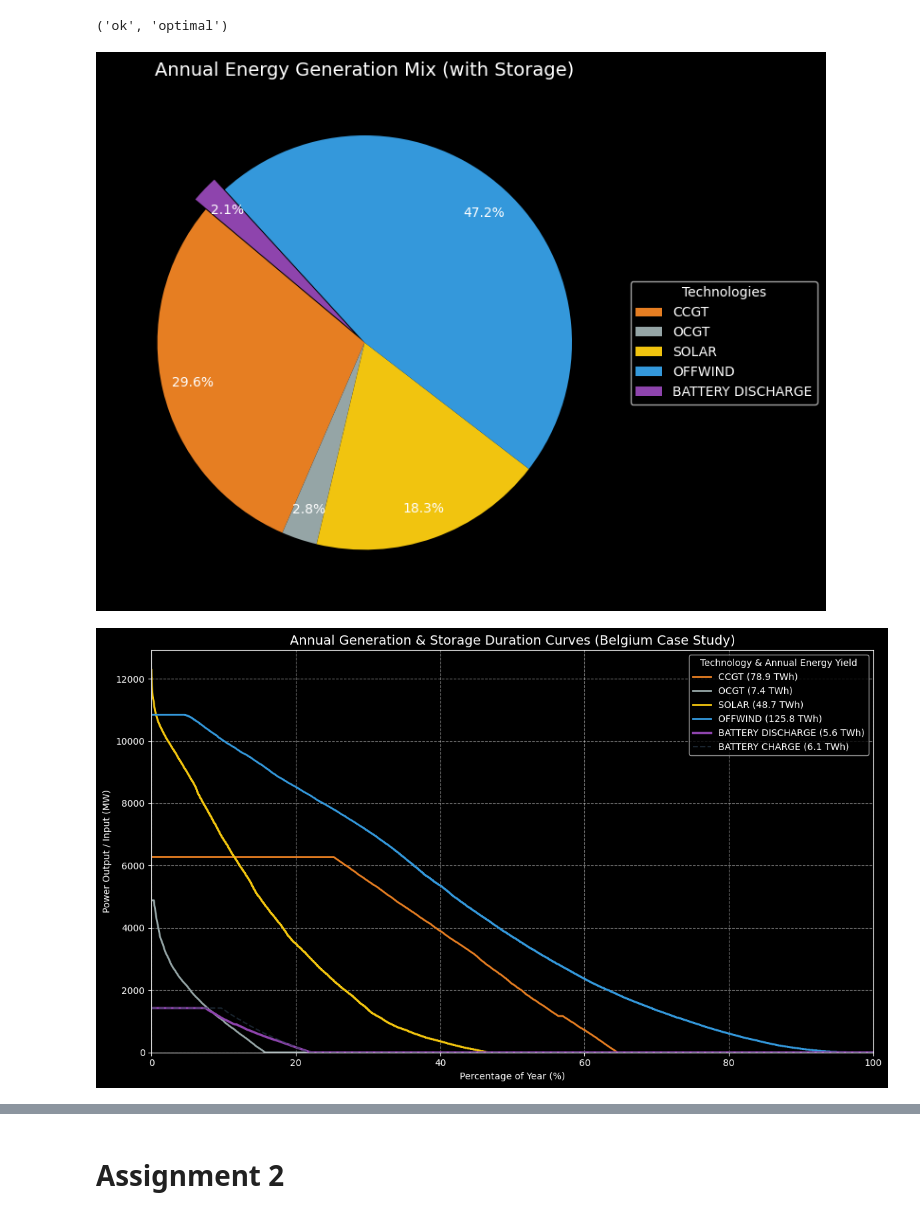
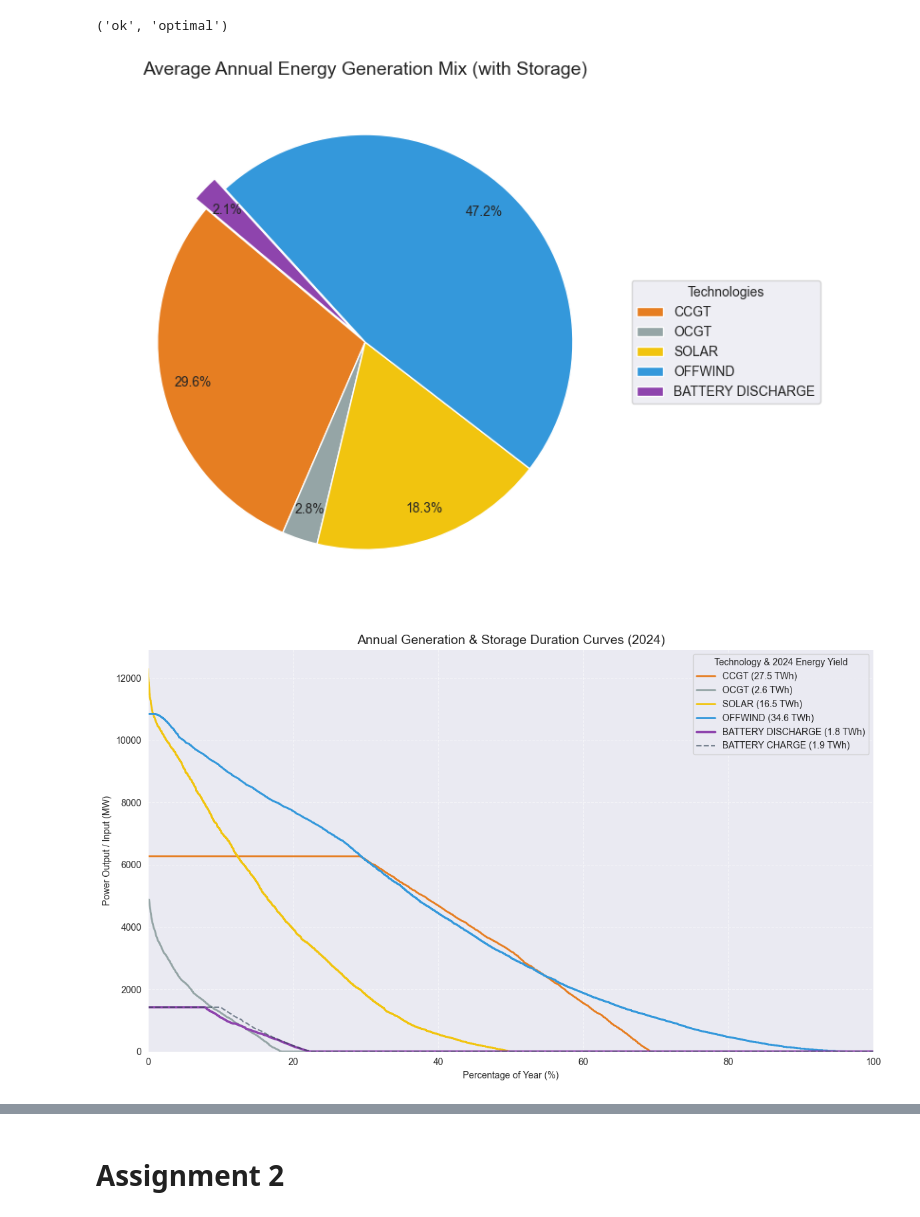
Before and after one commit to lc253264/Integrated-Energy-Grids-Group-29, a Jupyter notebook: Belgium_model_task_abcf.ipynb, the cells around one changed output, grey strips where cells are left out. Drawn from its saved outputs; the diff is of its cells as text; code cells hidden in the pictures.

```diff
--- a/Belgium_model_task_abcf.ipynb
+++ b/Belgium_model_task_abcf.ipynb
@@ -917,38 +857,36 @@ m.solve(solver_name='highs')
 # %% [output]
 ('ok', 'optimal')
 # %%
-# 1. Extract total annual generation for standard technologies
-# Sum across the time dimension and convert to a pandas series
-total_gen = m.solution.gen.sum('time').to_series()
+# 1. Extract AVERAGE annual generation for standard technologies
+annual_gen = m.solution.gen.groupby('time.year').sum().mean('year').to_series()
 
-# 2. Extract and add total annual battery discharge
-# We only add discharge here because it contributes to meeting the demand
-total_discharge = m.solution.discharge.sum().item()
-if total_discharge > 0:
-    total_gen['Battery Discharge'] = total_discharge
+# 2. Extract and add AVERAGE annual battery discharge
+annual_discharge = m.solution.discharge.groupby('time.year').sum().mean('year').item()
+
+if annual_discharge > 0:
+    annual_gen['Battery Discharge'] = annual_discharge
 
 # 3. Filter out technologies with zero production
-total_gen_filtered = total_gen[total_gen > 0]
+annual_gen_filtered = annual_gen[annual_gen > 0]
 
 # 4. Define colors for the plot
-# Ensure 'Battery Discharge' is in your color dictionary
 colors['Battery Discharge'] = '#8e44ad' # Purple for Battery
-plot_colors = [colors.get(tech, '#bdc3c7') for tech in total_gen_filtered.index]
+plot_colors = [colors.get(tech, '#bdc3c7') for tech in annual_gen_filtered.index]
 
 # 5. Plotting the Pie Chart
 fig, ax = plt.subplots(figsize=(10, 6))
 
-# Prepare labels (clean up underscores and uppercase)
-labels = [tech.replace('_', ' ').upper() for tech in total_gen_filtered.index]
+# Prepare labels
+labels = [tech.replace('_', ' ').upper() for tech in annual_gen_filtered.index]
 
 # Plot Pie
 wedges, texts, autotexts = ax.pie(
-    total_gen_filtered,
+    annual_gen_filtered,
     autopct='%1.1f%%',
     startangle=140,
     colors=plot_colors,
     pctdistance=0.85,
-    explode=[0.07 if 'Battery' in tech else 0 for tech in total_gen_filtered.index]
+    explode=[0.07 if 'Battery' in tech else 0 for tech in annual_gen_filtered.index]
 )
 
 # Add legend to the side
@@ -960,59 +898,58 @@ ax.legend(
     bbox_to_anchor=(1, 0, 0.5, 1)
 )
 
-ax.set_title('Annual Energy Generation Mix (with Storage)', fontsize=14)
+ax.set_title('Average Annual Energy Generation Mix (with Storage)', fontsize=14)
 plt.tight_layout()
 plt.show()
 # %% [output]
-[figure, old version]
+[figure, new version]
 # %%
 import matplotlib.pyplot as plt
+import numpy as np
 
-# Extracting results for the specific period (Example: Annual)
-gen_results = m.solution.gen.to_pandas().T
-gen_results['Battery Discharge'] = m.solution.discharge.to_series()
-gen_results['Battery Charge'] = m.solution.charge.to_series()
+year_to_plot = '2024'
+
+gen_year = m.solution.gen.sel(time=year_to_plot).to_pandas().T
+gen_year['Battery Discharge'] = m.solution.discharge.sel(time=year_to_plot).to_series()
+gen_year['Battery Charge'] = m.solution.charge.sel(time=year_to_plot).to_series()
 
 # Define colors for new components
 colors['Battery Discharge'] = '#8e44ad' # Purple
 colors['Battery Charge'] = '#2c3e50'    # Dark Grey/Blue
 
-# Filter active technologies
-annual_sums = gen_results.sum()
+annual_sums = gen_year.sum()
 active_techs = [t for t in annual_sums.index if annual_sums[t] > 0 and t != 'Battery Charge']
 
 fig, ax = plt.subplots(figsize=(12, 7))
 
 for tech in active_techs:
-    # Sort data descending to create a Duration Curve
-    data = gen_results[tech].sort_values(ascending=False).values
+    data = gen_year[tech].sort_values(ascending=False).values
     x_axis = np.linspace(0, 100, len(data))
 
     ax.plot(x_axis, data,
-            label=f"{tech.upper()} ({annual_sums[tech]/1e6:.1f} TWh)",
+            label=f"{tech.replace('_', ' ').upper()} ({annual_sums[tech]/1e6:.1f} TWh)",
             color=colors.get(tech, '#bdc3c7'),
             linewidth=2.5 if 'Battery' in tech else 2)
 
-# Plot Battery Charge as a dashed line for reference
 if annual_sums.get('Battery Charge', 0) > 0:
-    charge_data = gen_results['Battery Charge'].sort_values(ascending=False).values
+    charge_data = gen_year['Battery Charge'].sort_values(ascending=False).values
     ax.plot(np.linspace(0, 100, len(charge_data)), charge_data,
             label=f"BATTERY CHARGE ({annual_sums['Battery Charge']/1e6:.1f} TWh)",
             color=colors['Battery Charge'], linestyle='--', alpha=0.6)
 
 # Formatting
-ax.set_title('Annual Generation & Storage Duration Curves (Belgium Case Study)', fontsize=14)
+ax.set_title(f'Annual Generation & Storage Duration Curves ({year_to_plot})', fontsize=14)
 ax.set_ylabel('Power Output / Input (MW)')
 ax.set_xlabel('Percentage of Year (%)')
 ax.set_xlim(0, 100)
 ax.set_ylim(bottom=0)
 ax.grid(True, linestyle='--', alpha=0.5)
-ax.legend(title="Technology & Annual Energy Yield", loc='upper right')
+ax.legend(title=f"Technology & {year_to_plot} Energy Yield", loc='upper right')
 
 plt.tight_layout()
 plt.show()
 # %% [output]
-[figure, old version]
+[figure, new version]
 # %%
 import matplotlib.pyplot as plt
 import matplotlib.dates as mdates
```
Also changed, not shown: parts of 12 cells of this notebook, 3 other files.
